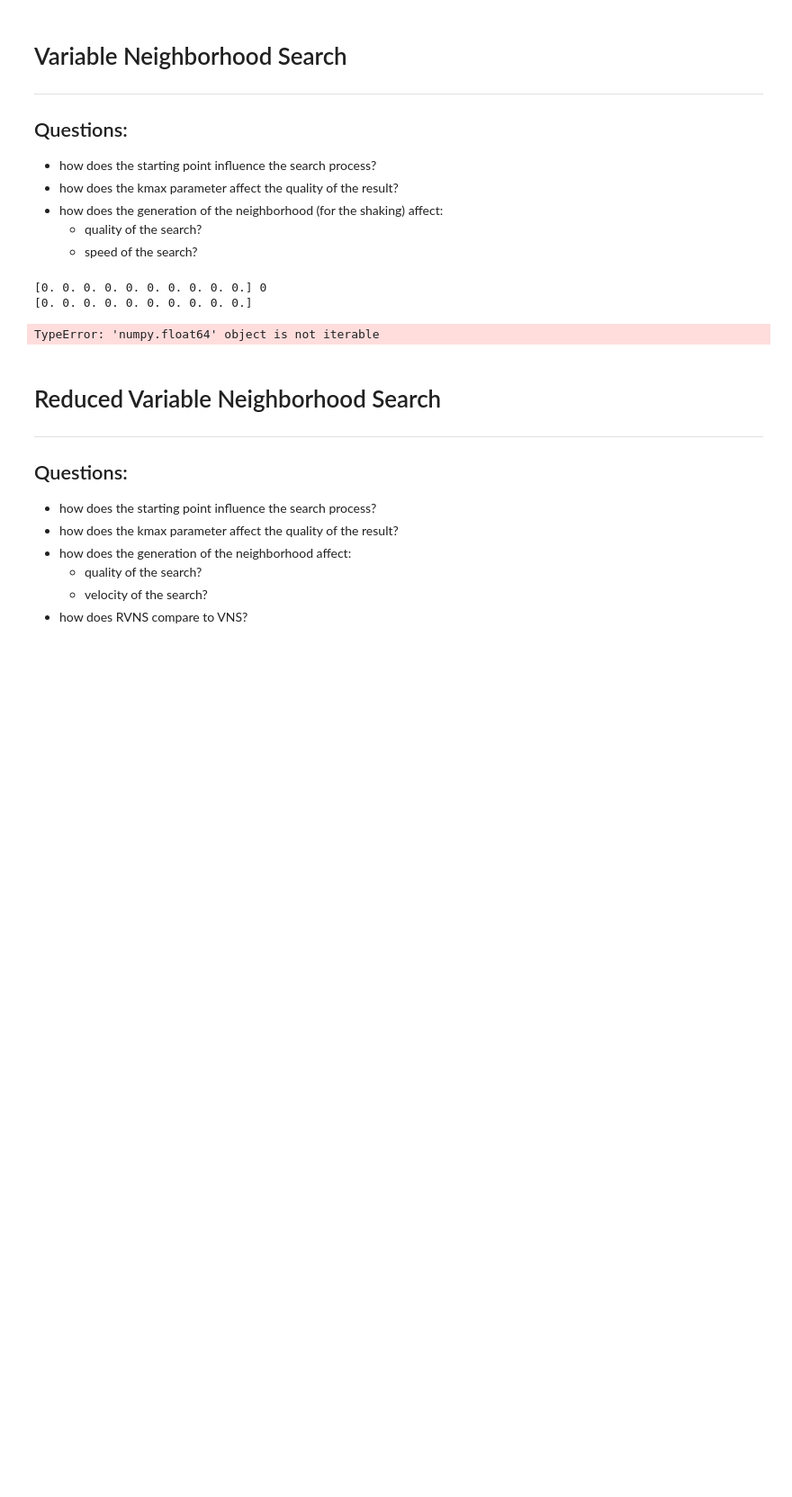
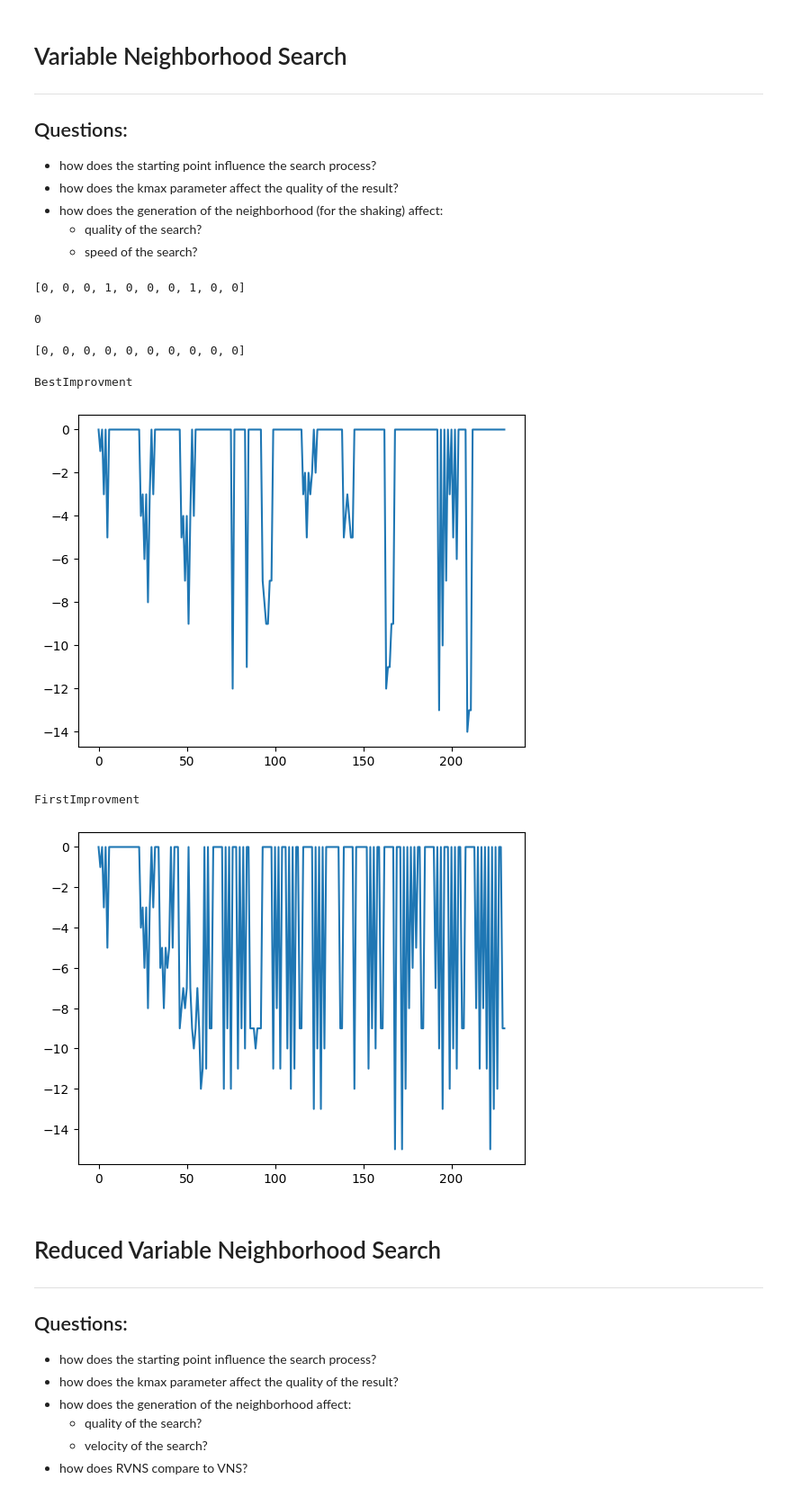
Before and after one commit to CarlottaGiacchetta/lab_optimizationTechniques, a Jupyter notebook: lab4/optimtech_lab4.ipynb, the cells around one changed output. Shown: that part at 90% size. Drawn from its saved outputs; the diff is of its cells as text; code cells hidden in the pictures; blank space fills up the shorter version.

```diff
--- a/lab4/optimtech_lab4.ipynb
+++ b/lab4/optimtech_lab4.ipynb
@@ -210,14 +218,39 @@ def rvns(f, x0, kmax):
 - how does the generation of the neighborhood (for the shaking) affect:
     - quality of the search?
     - speed of the search?
-# %%
-func = Knapsack_0_1()
-vns(func, [0] * len(func._items), 10)
-func.trend()
-# %% [output]
-[0. 0. 0. 0. 0. 0. 0. 0. 0. 0.] 0
-[0. 0. 0. 0. 0. 0. 0. 0. 0. 0.]
-TypeError: 'numpy.float64' object is not iterable
+# %%
+dio = Knapsack_0_1()
+prova = [0] * len(dio._items)
+prova[-3] = 1
+prova[3] = 1
+print(prova)
+dio(prova)
+# %% [output]
+[0, 0, 0, 1, 0, 0, 0, 1, 0, 0]
+0
+# %%
+[0] * len(dio._items)
+# %% [output]
+[0, 0, 0, 0, 0, 0, 0, 0, 0, 0]
+# %%
+func_0 = Knapsack_0_1()
+func_1 = Knapsack_0_1()
+
+methods = ["BestImprovment","FirstImprovment"]
+for i in methods:
+    if i == "FirstImprovment":
+        print(f"{i}\n")
+        vns(func_0, [0] * len(func._items), 10, i)
+        func_0.trend()
+    else:
+        print(f"{i}\n")
+        vns(func_1, [0] * len(func._items), 10, i)
+        func_1.trend()
+# %% [output]
+BestImprovment
+[figure, added]
+FirstImprovment
+[figure, added]
 # %% [markdown]
 # Reduced Variable Neighborhood Search
 ---
```
Also changed, not shown: parts of 1 cell of this notebook.
